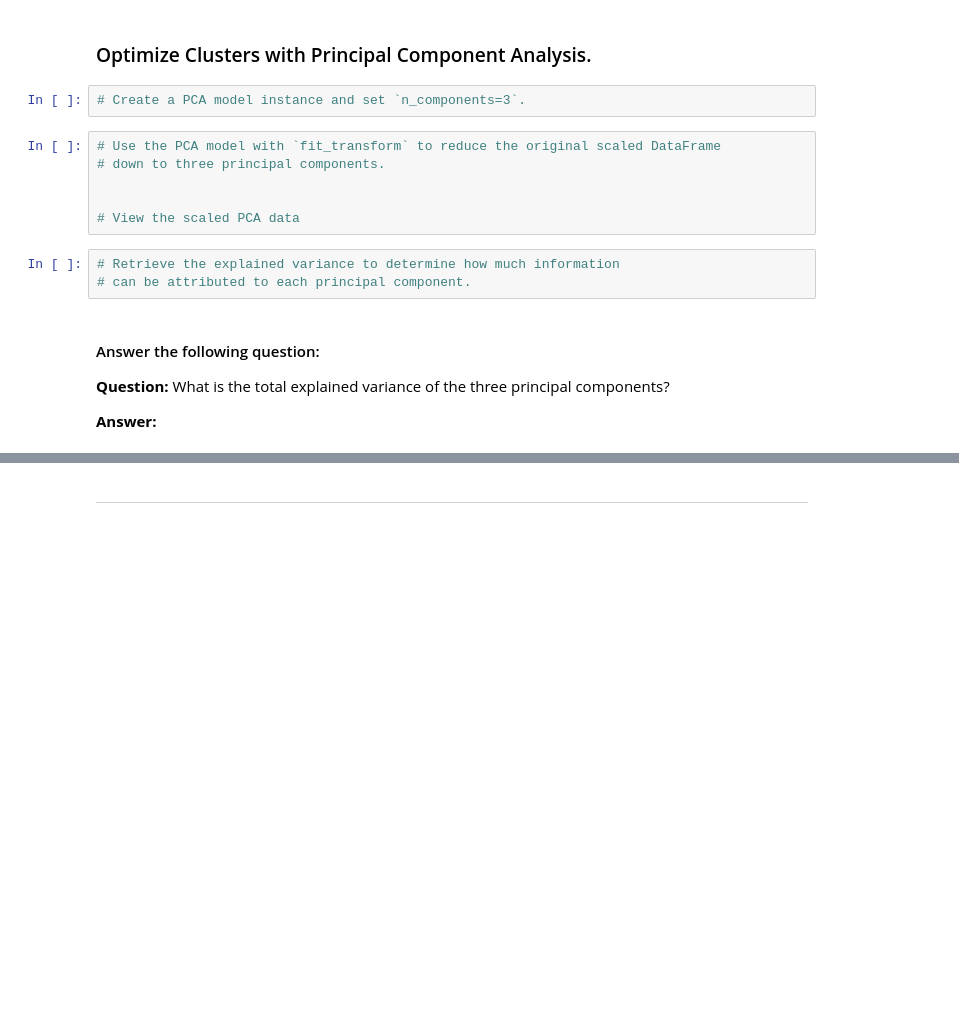
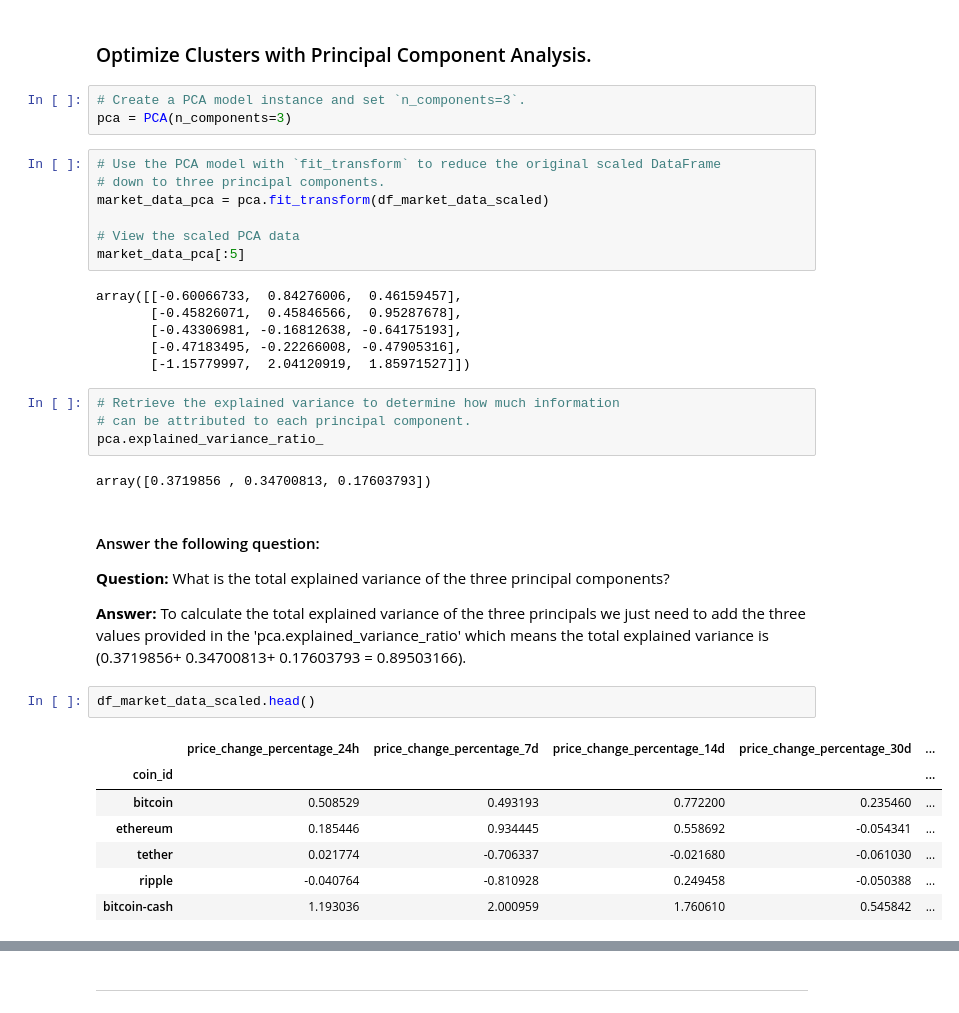
Before and after one commit to JetJagar/CryptoClustering, a Jupyter notebook: Crypto_Clustering_starter_code.ipynb, the cells around one changed output, grey strips where cells are left out. Cells and saved outputs as stored; diff of their text form; blank space fills up the shorter version.

Commit message:
added last code just have comparsions left to do

```diff
--- a/Crypto_Clustering_starter_code.ipynb
+++ b/Crypto_Clustering_starter_code.ipynb
@@ -217,20 +213,41 @@ scatter_plot
 ### Optimize Clusters with Principal Component Analysis.
 # %%
 # Create a PCA model instance and set `n_components=3`.
+pca = PCA(n_components=3)
 # %%
 # Use the PCA model with `fit_transform` to reduce the original scaled DataFrame
 # down to three principal components.
-
+market_data_pca = pca.fit_transform(df_market_data_scaled)
 
 # View the scaled PCA data
+market_data_pca[:5]
+# %% [output]
+array([[-0.60066733,  0.84276006,  0.46159457],
+       [-0.45826071,  0.45846566,  0.95287678],
+       [-0.43306981, -0.16812638, -0.64175193],
+       [-0.47183495, -0.22266008, -0.47905316],
+       [-1.15779997,  2.04120919,  1.85971527]])
 # %%
 # Retrieve the explained variance to determine how much information
 # can be attributed to each principal component.
+pca.explained_variance_ratio_
+# %% [output]
+array([0.3719856 , 0.34700813, 0.17603793])
 # %% [markdown]
 #### Answer the following question:
 
 **Question:** What is the total explained variance of the three principal components?
 
-**Answer:**
+**Answer:**  To calculate the total explained variance of the three principals we just need to add the three values provided in the 'pca.explained_variance_ratio' which means the total explained variance is (0.3719856+ 0.34700813+ 0.17603793 = 0.89503166).
+# %%
+df_market_data_scaled.head()
+# %% [output]
+|  | price_change_percentage_24h | price_change_percentage_7d | price_change_percentage_14d | price_change_percentage_30d | ... |
+| coin_id |  |  |  |  | ... |
+| bitcoin | 0.508529 | 0.493193 | 0.772200 | 0.235460 | ... |
+| ethereum | 0.185446 | 0.934445 | 0.558692 | -0.054341 | ... |
+| tether | 0.021774 | -0.706337 | -0.021680 | -0.061030 | ... |
+| ripple | -0.040764 | -0.810928 | 0.249458 | -0.050388 | ... |
+| bitcoin-cash | 1.193036 | 2.000959 | 1.760610 | 0.545842 | ... |
 # %%
 # Create a new DataFrame with the PCA data.
```
Also changed, not shown: parts of 17 cells of this notebook.
